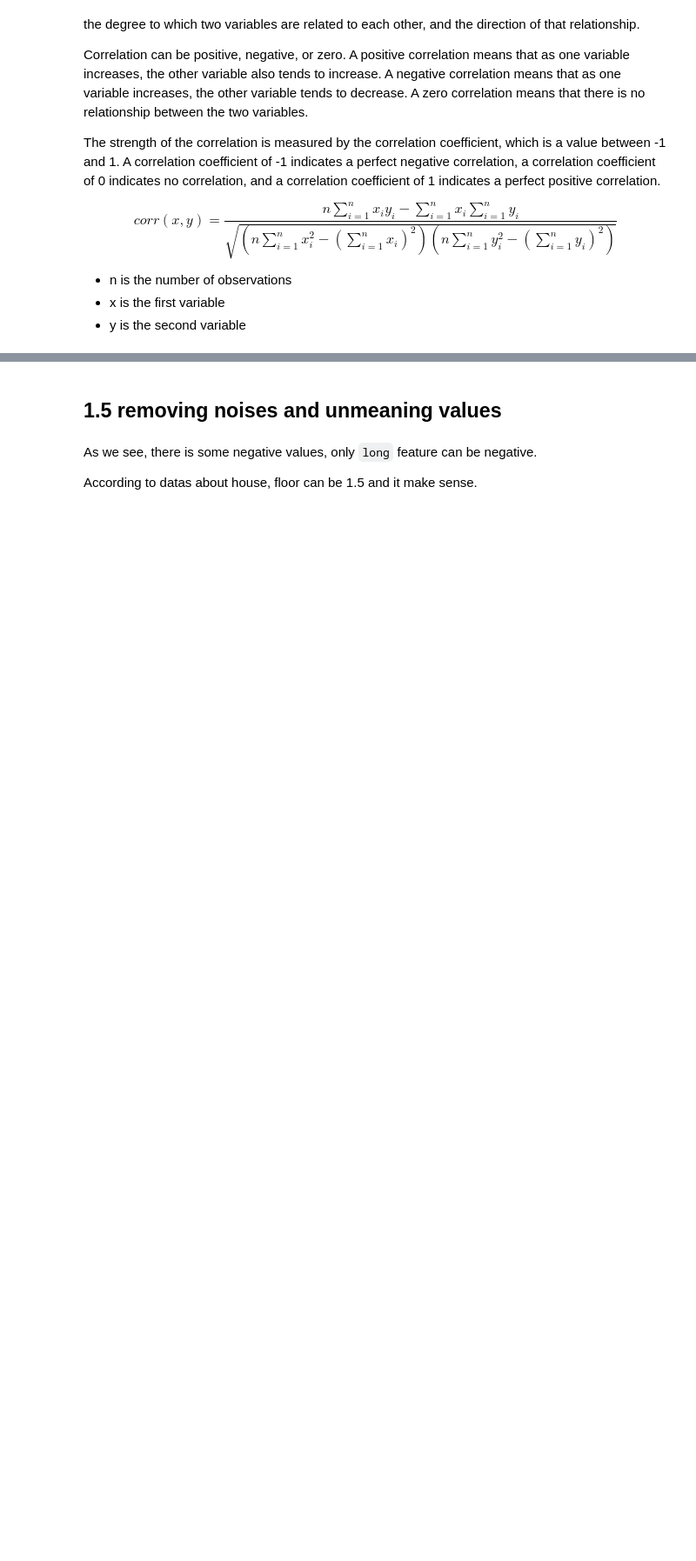
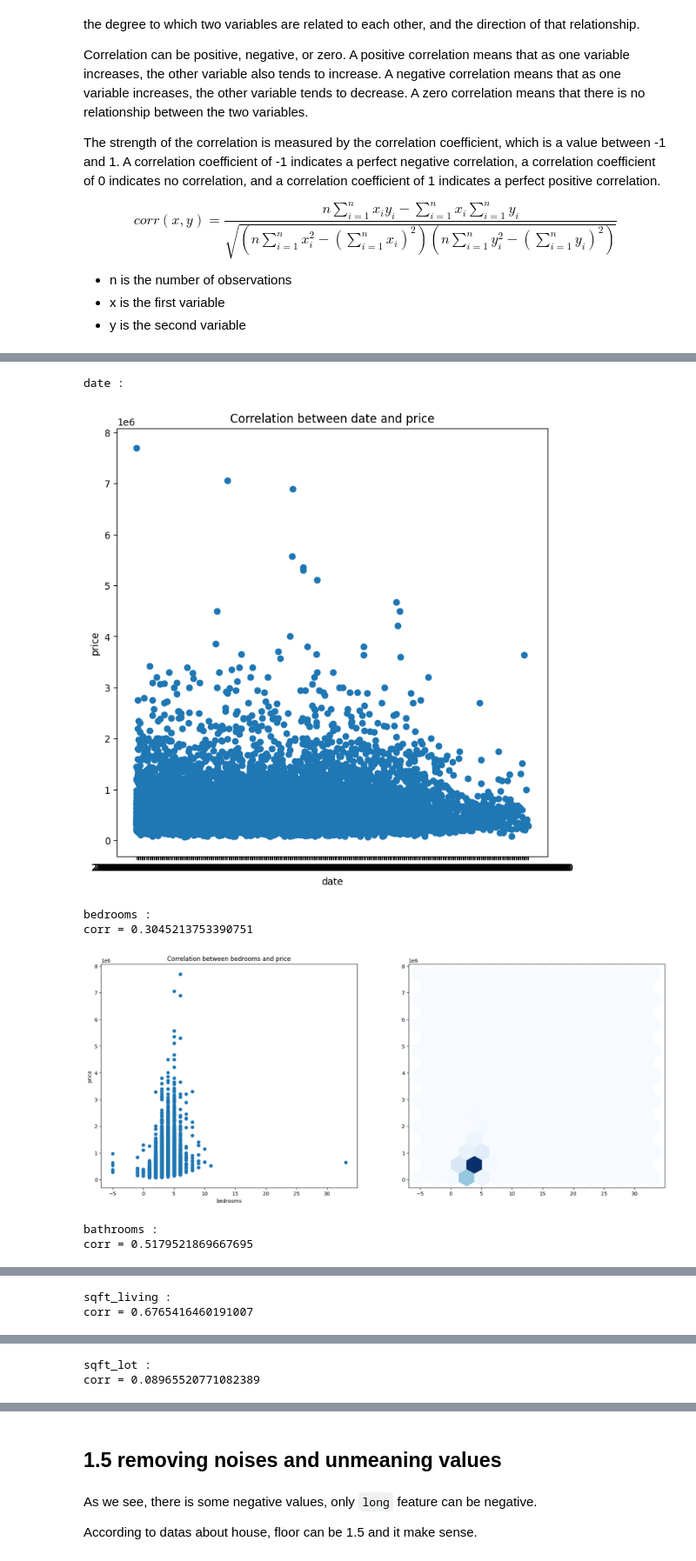
Before and after one commit to FabulousMatin/AI-Course, a Jupyter notebook: CA4: MachineLearning/CA4.ipynb, the cells around one changed output, grey strips where cells are left out. Shown at 87% size. Drawn from its saved outputs; the diff is of its cells as text; code cells hidden in the pictures; blank space fills up the shorter version.

```diff
--- a/CA4: MachineLearning/CA4.ipynb
+++ b/CA4: MachineLearning/CA4.ipynb
@@ -139,21 +200,34 @@ plt.show()
 # %%
 for col in data.columns:
     if(col == 'price'):
         continue
 
     print(col, ':')
 
     if(data[col].dtype != 'object'):
         corr = data[col].corr(data['price'])
         print(f"corr = {corr}")
         fig, axs = plt.subplots(1, 2, figsize=(20,8))
         axs[1].hexbin(x = data[col], y = data['price'], gridsize = 15, cmap='Blues')
+        axs[0].scatter(data[col], data['price'])
+        axs[0].set_title("Correlation between " + col + " and price")
+        axs[0].set_xlabel(col)
+        axs[0].set_ylabel("price")
+
     else:
-        fig, axs[0] = plt.subplots(1, 1, figsize=(8,8))
+        fig, axs = plt.subplots(1, 1, figsize=(8,8))
 
-    axs[0].scatter(data[col], data['price'])
-    axs[0].set_title("Correlation between " + col + " and price")
-    axs[0].set_xlabel(col)
-    axs[0].set_ylabel("price")
+        axs.scatter(data[col], data['price'])
+        axs.set_title("Correlation between " + col + " and price")
+        axs.set_xlabel(col)
+        axs.set_ylabel("price")
 
     plt.show()
+# %% [output]
+date :
+[figure, added]
+bedrooms :
+corr = 0.3045213753390751
+[figure, added]
+bathrooms :
+corr = 0.5179521869667695
@@ -159,0 +235,2 @@ for col in data.columns:
+sqft_living :
+corr = 0.6765416460191007
@@ -159,0 +238,2 @@ for col in data.columns:
+sqft_lot :
+corr = 0.08965520771082389
```
Also changed, not shown: parts of 22 cells of this notebook.
